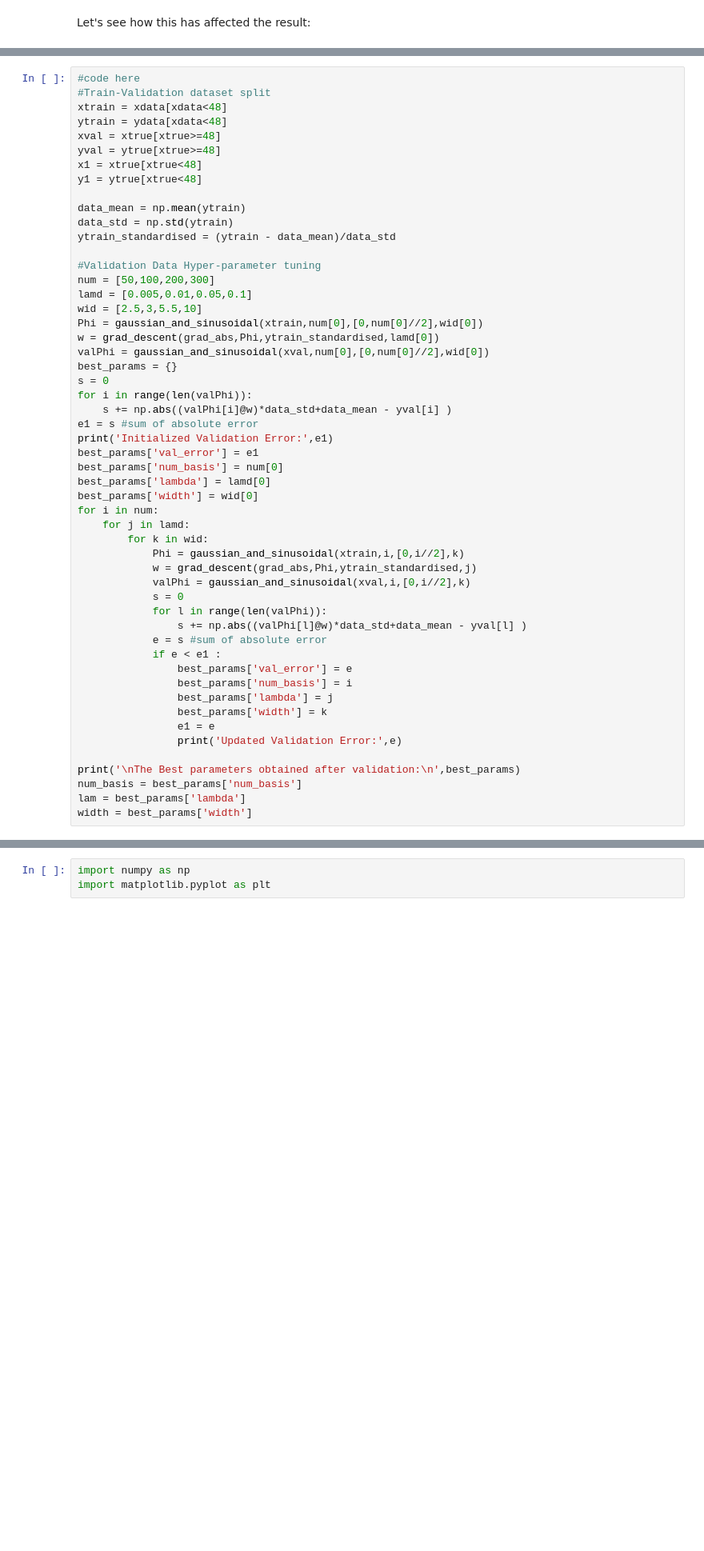
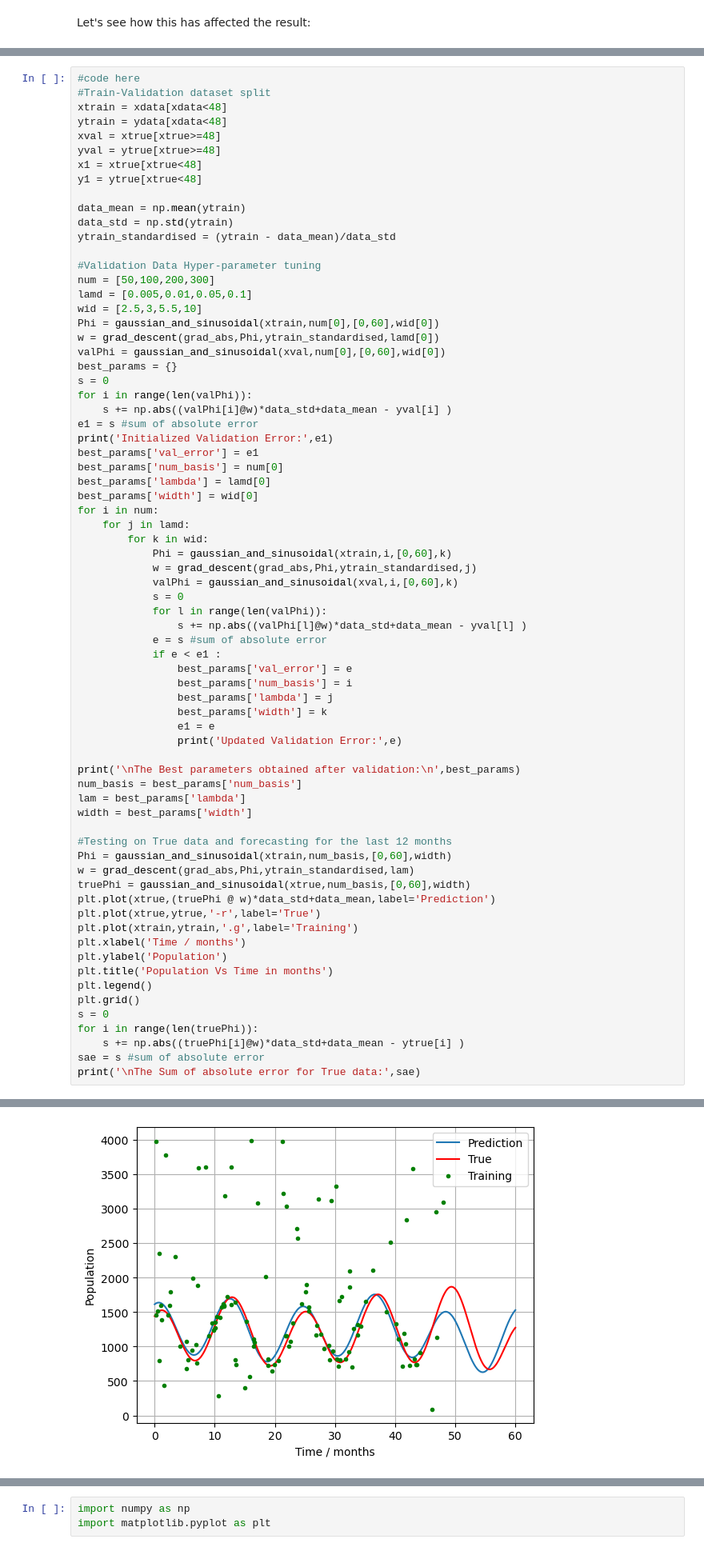
Before and after one commit to adhirajbane13/Uni_Sheffield_Module_Work, a Jupyter notebook: ML-and-AI/Assignment/assignment_ACS23AB.ipynb, the cells around one changed output, grey strips where cells are left out. Shown at 80% size. Cells and saved outputs as stored; diff of their text form; blank space fills up the shorter version.

```diff
--- a/ML-and-AI/Assignment/assignment_ACS23AB.ipynb
+++ b/ML-and-AI/Assignment/assignment_ACS23AB.ipynb
@@ -369,9 +373,9 @@ ytrain_standardised = (ytrain - data_mean)/data_std
 num = [50,100,200,300]
 lamd = [0.005,0.01,0.05,0.1]
 wid = [2.5,3,5.5,10]
-Phi = gaussian_and_sinusoidal(xtrain,num[0],[0,num[0]//2],wid[0])
+Phi = gaussian_and_sinusoidal(xtrain,num[0],[0,60],wid[0])
 w = grad_descent(grad_abs,Phi,ytrain_standardised,lamd[0])
-valPhi = gaussian_and_sinusoidal(xval,num[0],[0,num[0]//2],wid[0])
+valPhi = gaussian_and_sinusoidal(xval,num[0],[0,60],wid[0])
 best_params = {}
 s = 0
 for i in range(len(valPhi)):
@@ -385,9 +389,9 @@ best_params['width'] = wid[0]
 for i in num:
     for j in lamd:
         for k in wid:
-            Phi = gaussian_and_sinusoidal(xtrain,i,[0,i//2],k)
+            Phi = gaussian_and_sinusoidal(xtrain,i,[0,60],k)
             w = grad_descent(grad_abs,Phi,ytrain_standardised,j)
-            valPhi = gaussian_and_sinusoidal(xval,i,[0,i//2],k)
+            valPhi = gaussian_and_sinusoidal(xval,i,[0,60],k)
             s = 0
             for l in range(len(valPhi)):
                 s += np.abs((valPhi[l]@w)*data_std+data_mean - yval[l] )
@@ -404,4 +408,22 @@ print('\nThe Best parameters obtained after validation:\n',best_params)
 num_basis = best_params['num_basis']
 lam = best_params['lambda']
 width = best_params['width']
+
+#Testing on True data and forecasting for the last 12 months
+Phi = gaussian_and_sinusoidal(xtrain,num_basis,[0,60],width)
+w = grad_descent(grad_abs,Phi,ytrain_standardised,lam)
+truePhi = gaussian_and_sinusoidal(xtrue,num_basis,[0,60],width)
+plt.plot(xtrue,(truePhi @ w)*data_std+data_mean,label='Prediction')
+plt.plot(xtrue,ytrue,'-r',label='True')
+plt.plot(xtrain,ytrain,'.g',label='Training')
+plt.xlabel('Time / months')
+plt.ylabel('Population')
+plt.title('Population Vs Time in months')
+plt.legend()
+plt.grid()
+s = 0
+for i in range(len(truePhi)):
+    s += np.abs((truePhi[i]@w)*data_std+data_mean - ytrue[i] )
+sae = s #sum of absolute error
+print('\nThe Sum of absolute error for True data:',sae)
 # %% [output]
@@ -420,0 +440 @@ The Best parameters obtained after validation:
+[figure, added]
```
Also changed, not shown: parts of 9 cells of this notebook, 4 other files.
